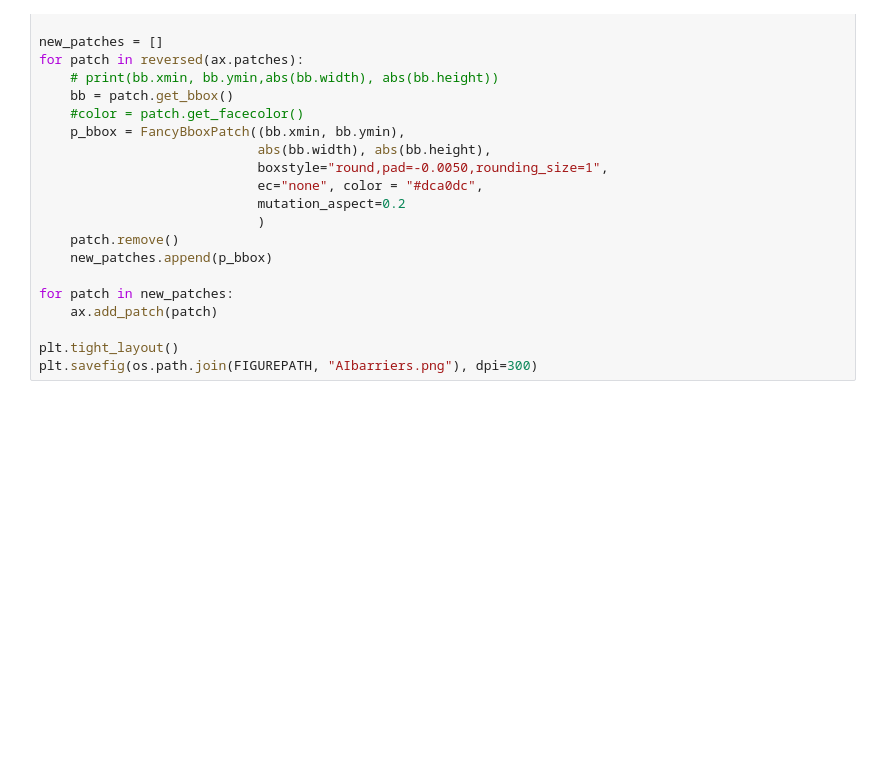
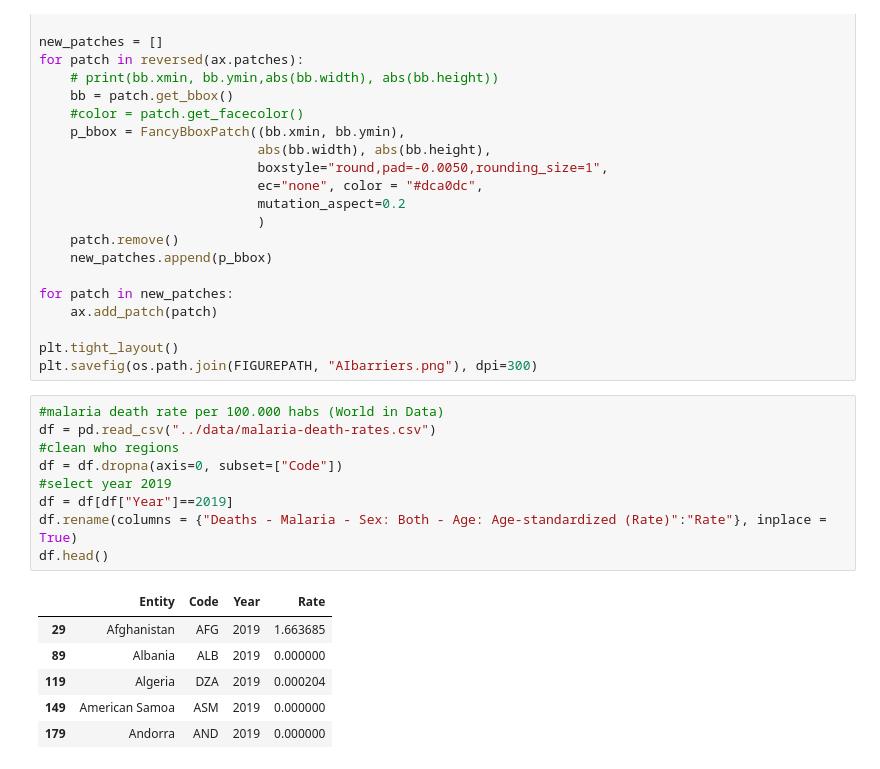
Before and after one commit to ersilia-os/ersilia-figures, a Jupyter notebook: notebooks/WorldData.ipynb, the cells around one changed output. Drawn from its saved outputs; the diff is of its cells as text; blank space fills up the shorter version.

```diff
--- a/notebooks/WorldData.ipynb
+++ b/notebooks/WorldData.ipynb
@@ -305,3 +305,19 @@ for patch in new_patches:
 
 plt.tight_layout()
 plt.savefig(os.path.join(FIGUREPATH, "AIbarriers.png"), dpi=300)
+# %%
+#malaria death rate per 100.000 habs (World in Data)
+df = pd.read_csv("../data/malaria-death-rates.csv")
+#clean who regions
+df = df.dropna(axis=0, subset=["Code"])
+#select year 2019
+df = df[df["Year"]==2019]
+df.rename(columns = {"Deaths - Malaria - Sex: Both - Age: Age-standardized (Rate)":"Rate"}, inplace = True)
+df.head()
+# %% [output]
+|  | Entity | Code | Year | Rate |
+| 29 | Afghanistan | AFG | 2019 | 1.663685 |
+| 89 | Albania | ALB | 2019 | 0.000000 |
+| 119 | Algeria | DZA | 2019 | 0.000204 |
+| 149 | American Samoa | ASM | 2019 | 0.000000 |
+| 179 | Andorra | AND | 2019 | 0.000000 |
```
Also changed, not shown: parts of 3 cells of this notebook, 18 other files.
